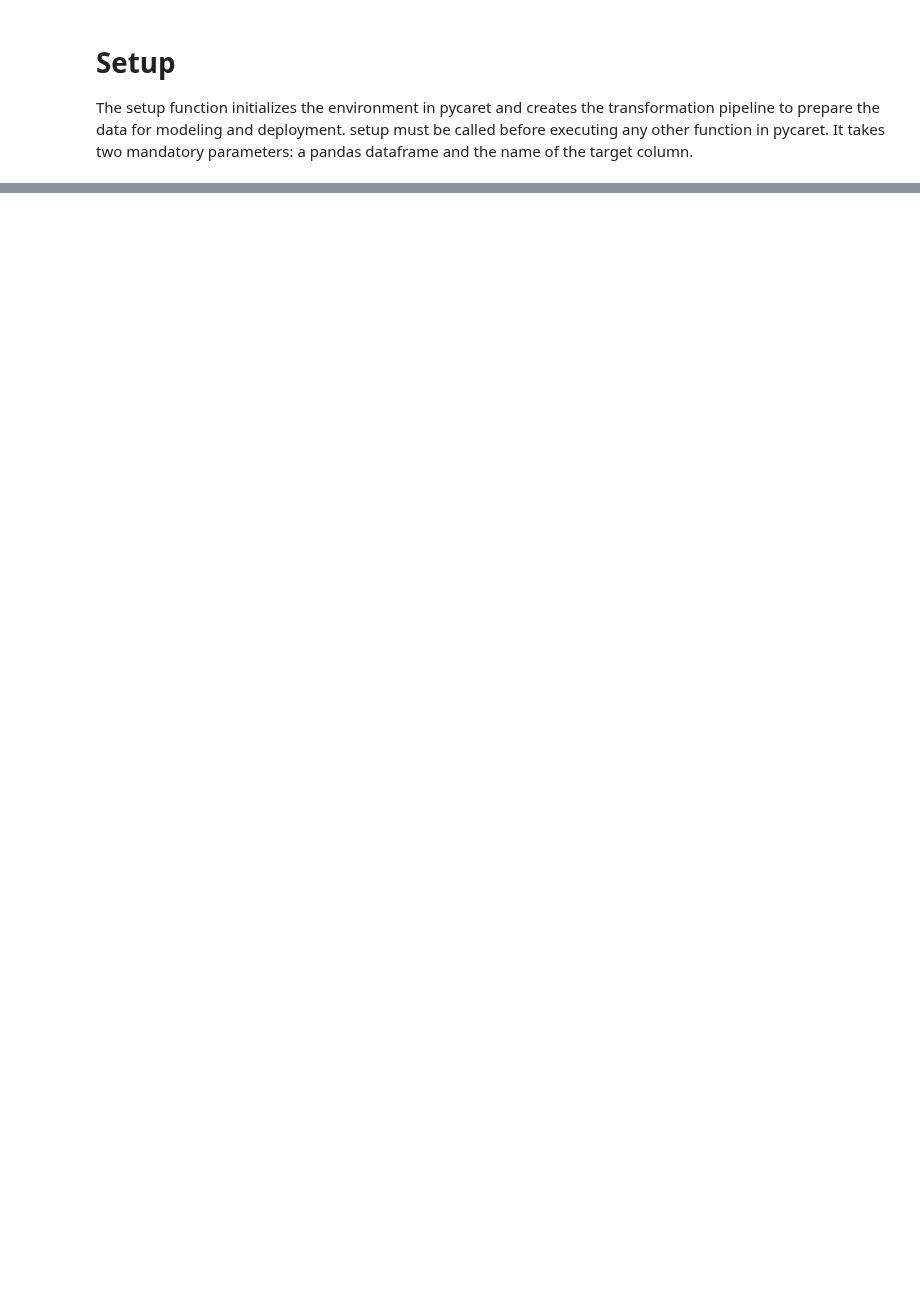
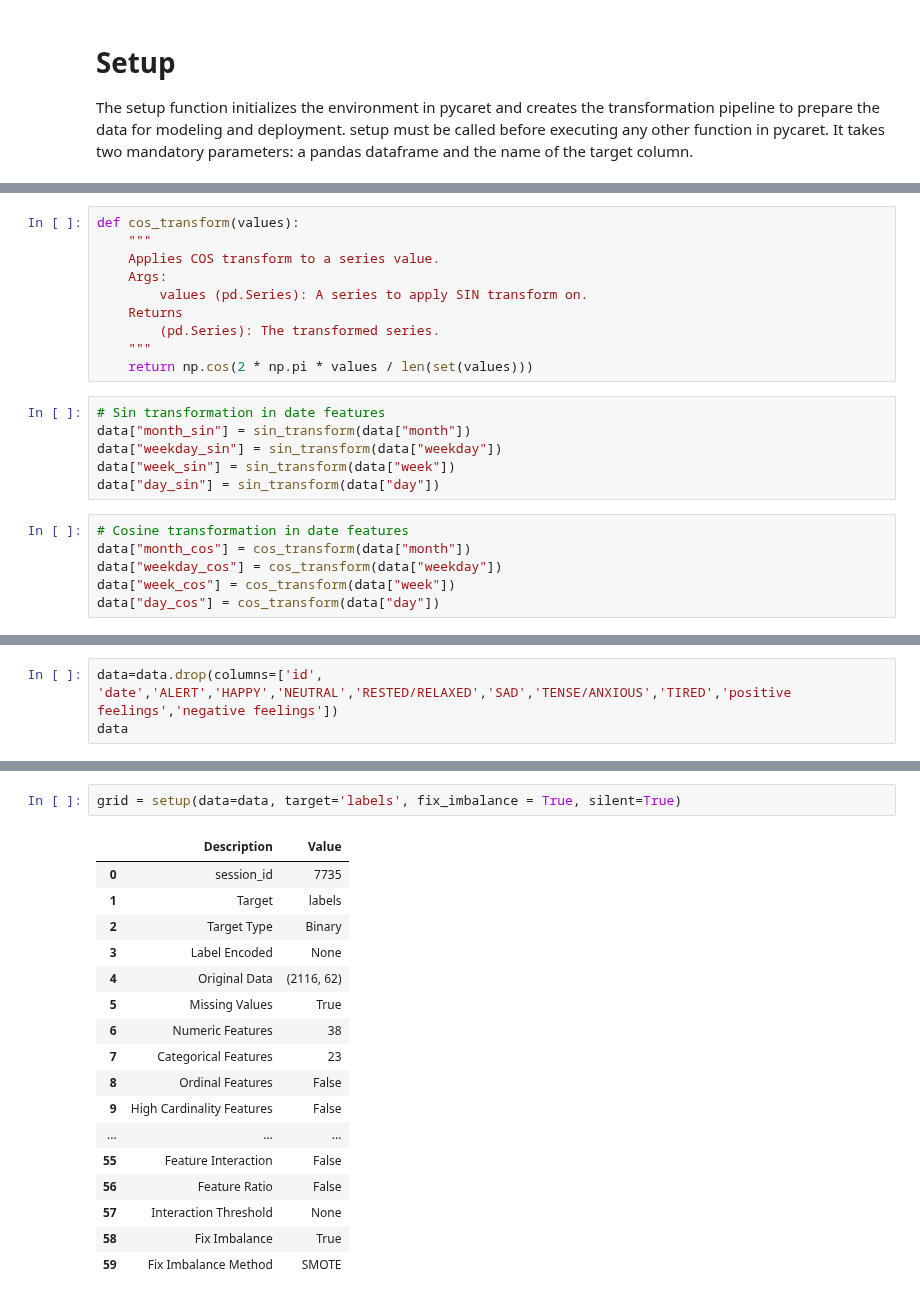
Before and after one commit to kcristinaa/RAIS-miniproject, a Jupyter notebook: predict_semas.ipynb, the cells around one changed output, grey strips where cells are left out. Drawn from its saved outputs; the diff is of its cells as text; blank space fills up the shorter version.

```diff
--- a/predict_semas.ipynb
+++ b/predict_semas.ipynb
@@ -306,0 +281,22 @@ plot_model() succesfully completed......................................
+# %%
+def cos_transform(values):
+    """
+    Applies COS transform to a series value.
+    Args:
+        values (pd.Series): A series to apply SIN transform on.
+    Returns
+        (pd.Series): The transformed series.
+    """
+    return np.cos(2 * np.pi * values / len(set(values)))
+# %%
+# Sin transformation in date features
+data["month_sin"] = sin_transform(data["month"])
+data["weekday_sin"] = sin_transform(data["weekday"])
+data["week_sin"] = sin_transform(data["week"])
+data["day_sin"] = sin_transform(data["day"])
+# %%
+# Cosine transformation in date features
+data["month_cos"] = cos_transform(data["month"])
+data["weekday_cos"] = cos_transform(data["weekday"])
+data["week_cos"] = cos_transform(data["week"])
+data["day_cos"] = cos_transform(data["day"])
@@ -306,0 +319,3 @@ plot_model() succesfully completed......................................
+# %%
+data=data.drop(columns=['id', 'date','ALERT','HAPPY','NEUTRAL','RESTED/RELAXED','SAD','TENSE/ANXIOUS','TIRED','positive feelings','negative feelings'])
+data
@@ -306,0 +336,20 @@ plot_model() succesfully completed......................................
+# %%
+grid = setup(data=data, target='labels', fix_imbalance = True, silent=True)
+# %% [output]
+|  | Description | Value |
+| 0 | session_id | 7735 |
+| 1 | Target | labels |
+| 2 | Target Type | Binary |
+| 3 | Label Encoded | None |
+| 4 | Original Data | (2116, 62) |
+| 5 | Missing Values | True |
+| 6 | Numeric Features | 38 |
+| 7 | Categorical Features | 23 |
+| 8 | Ordinal Features | False |
+| 9 | High Cardinality Features | False |
+| ... | ... | ... |
+| 55 | Feature Interaction | False |
+| 56 | Feature Ratio | False |
+| 57 | Interaction Threshold | None |
+| 58 | Fix Imbalance | True |
+| 59 | Fix Imbalance Method | SMOTE |
```
Also changed, not shown: parts of 26 cells of this notebook, 1 other file.
